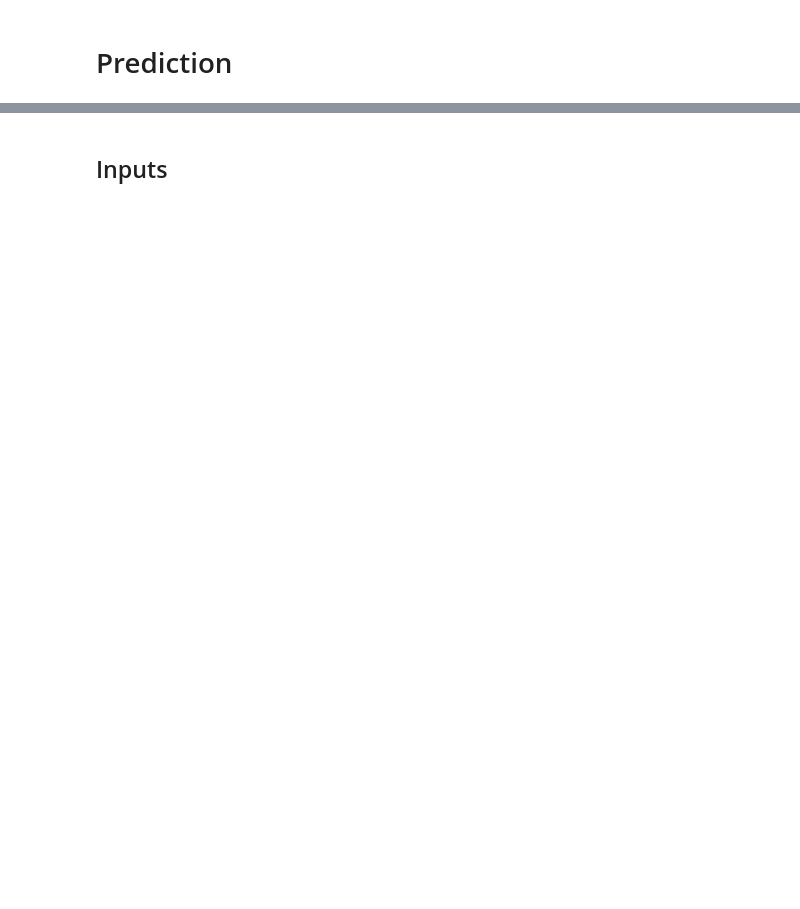
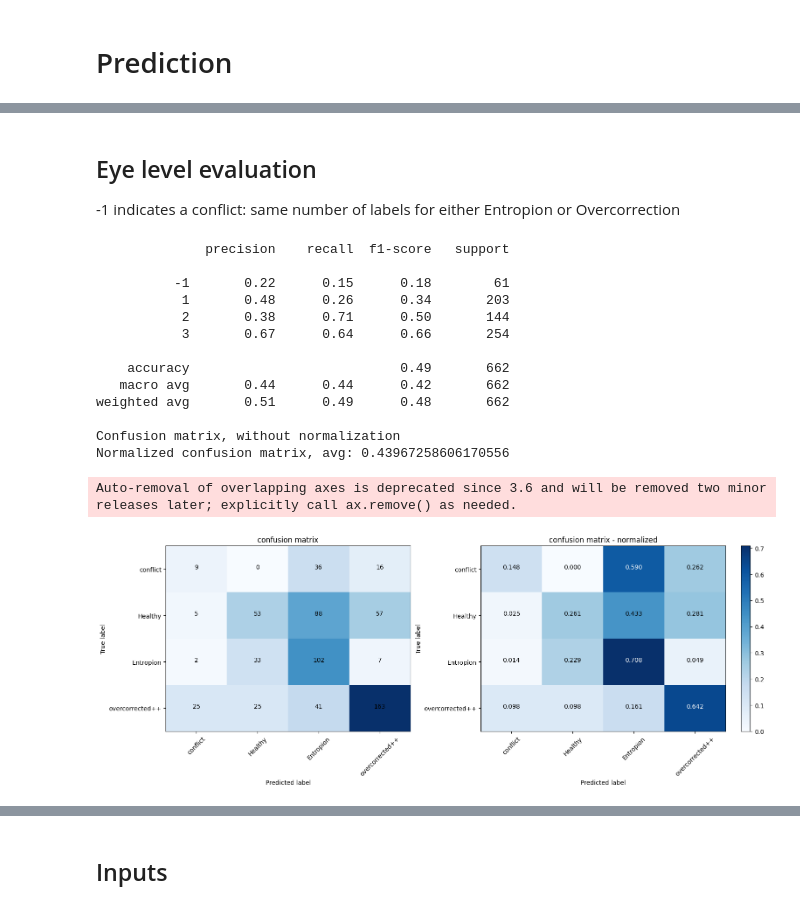
Before and after one commit to lucieDLE/trachoma, a Jupyter notebook: src/py/notebooks/faster-rcnn-dl.ipynb, the cells around one changed output, grey strips where cells are left out. Cells and saved outputs as stored; diff of their text form; code cells hidden in the pictures; blank space fills up the shorter version.

Commit message:
ENH: visualization and evaluation functions

```diff
--- a/src/py/notebooks/faster-rcnn-dl.ipynb
+++ b/src/py/notebooks/faster-rcnn-dl.ipynb
@@ -128 +34,4 @@ def evaluate_with_fp_fn(gt_boxes, pred_boxes):
+# %%
+ckpt = '/CMF/data/lumargot/trachoma/output/object_detection/new_labels_corrected/epoch=9-val_loss=1.73.ckpt'
+model = FasterRCNN.load_from_checkpoint(ckpt, strict=False)
 # %%
@@ -148,5 +56,9 @@ df_test = remove_labels(df_test, class_column, label_column, drop_labels, concat
 df_train = remove_labels(df_train, class_column, label_column, drop_labels, concat_labels)
 df_val = remove_labels(df_val, class_column, label_column, drop_labels, concat_labels)
 
-df_train['class'].value_counts()
+print(df_train[['label', 'class']].value_counts())
+
+df_train = df_train.loc[~ df_train['label'].isin(['Reject'])]
+df_val = df_val.loc[~ df_val['label'].isin(['Reject'])]
+df_test = df_test.loc[~ df_test['label'].isin(['Reject'])]
 # %% [output]
@@ -173,6 +87,6 @@ Name: class, dtype: int64
 # %%
-ttdata = TTDataModuleBX(df_train, df_val, df_test, batch_size=1, num_workers=2,
-                        img_column='filename', mount_point=mount_point,
-                        train_transform=BBXImageTrainTransform(),
-                        valid_transform=BBXImageEvalTransform(),
-                        test_transform=BBXImageTestTransform())
+ttdata = TTDataModuleBX(df_train, df_val, df_test, batch_size=1, num_workers=2, img_column='filename', mount_point=mount_point,
+                        train_transform=BBXImageTrainTransform(), valid_transform=BBXImageEvalTransform(), test_transform=BBXImageTestTransform())
+ttdata.setup()
+dataload = ttdata.test_dataloader()
+ds = ttdata.test_ds
@@ -185,12 +93,5 @@ img, box, classes = ds[0]
 # %% [markdown]
 # Prediction
-# %%
-# ckpt = '/CMF/data/lumargot/trachoma/output/object_detection/fold0/epoch=2-val_loss=0.65.ckpt'
-# ckpt  = '/CMF/data/lumargot/trachoma/output/object_detection/orign/fold0/last.ckpt'
-ckpt='/CMF/data/lumargot/trachoma/output/object_detection/OallF_padsize/fold0/epoch=5-val_loss=1.89.ckpt'
-ckpt = '/CMF/data/lumargot/trachoma/output/object_detection/anchors/fold0/epoch=6-val_loss=1.96.ckpt'
-# ckpt = '/CMF/data/lumargot/trachoma/output/object_detection/orign/fold0/epoch=4-val_loss=2.06.ckpt'
-model = FasterRCNN.load_from_checkpoint(ckpt)
 # %%
 model.eval()
 
@@ -241,0 +174,32 @@ mean IoU: 0.5857726067459034 with mean distance: 42.39282851328697
+# %% [markdown]
+## Eye level evaluation
+
+-1 indicates a conflict: same number of labels for either Entropion or Overcorrection
+# %%
+class_names = ['conflict','Healthy','Entropion','overcorrected++']
+print(classification_report(gt_eye, pred_eye))
+fig = plt.figure(figsize=(16,6))
+
+plt.subplot(121)
+cnf_matrix = confusion_matrix(gt_eye, pred_eye)
+plot_confusion_matrix(cnf_matrix, classes=class_names, title='confusion matrix')
+
+plt.subplot(122)
+cm = plot_confusion_matrix(cnf_matrix, classes=class_names, normalize=True, title='confusion matrix - normalized')
+plt.show()
+# %% [output]
+              precision    recall  f1-score   support
+
+          -1       0.22      0.15      0.18        61
+           1       0.48      0.26      0.34       203
+           2       0.38      0.71      0.50       144
+           3       0.67      0.64      0.66       254
+
+    accuracy                           0.49       662
+   macro avg       0.44      0.44      0.42       662
+weighted avg       0.51      0.49      0.48       662
+
+Confusion matrix, without normalization
+Normalized confusion matrix, avg: 0.43967258606170556
+Auto-removal of overlapping axes is deprecated since 3.6 and will be removed two minor releases later; explicitly call ax.remove() as needed.
+[figure, added]
```
Also changed, not shown: parts of 32 cells of this notebook, 3 other files.
